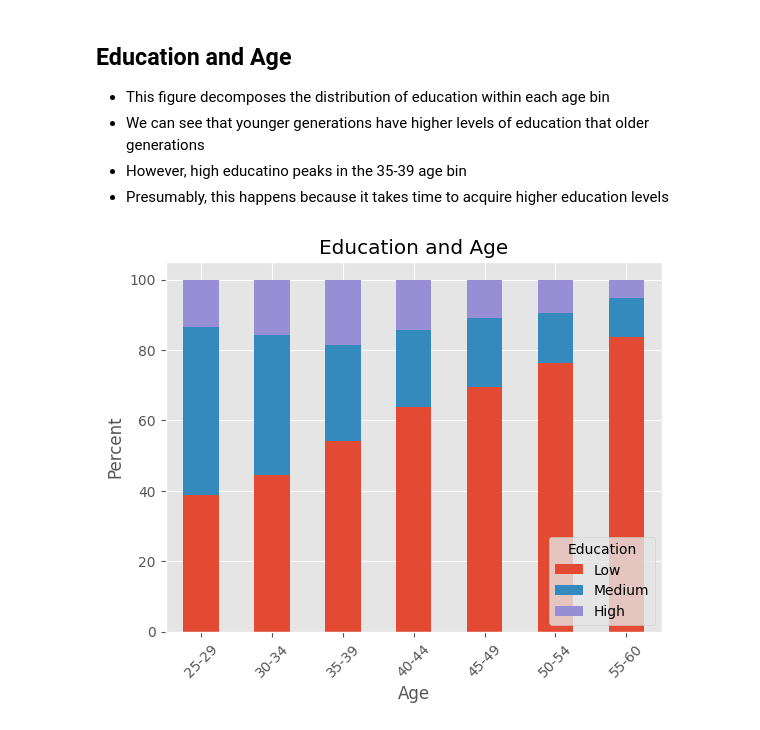
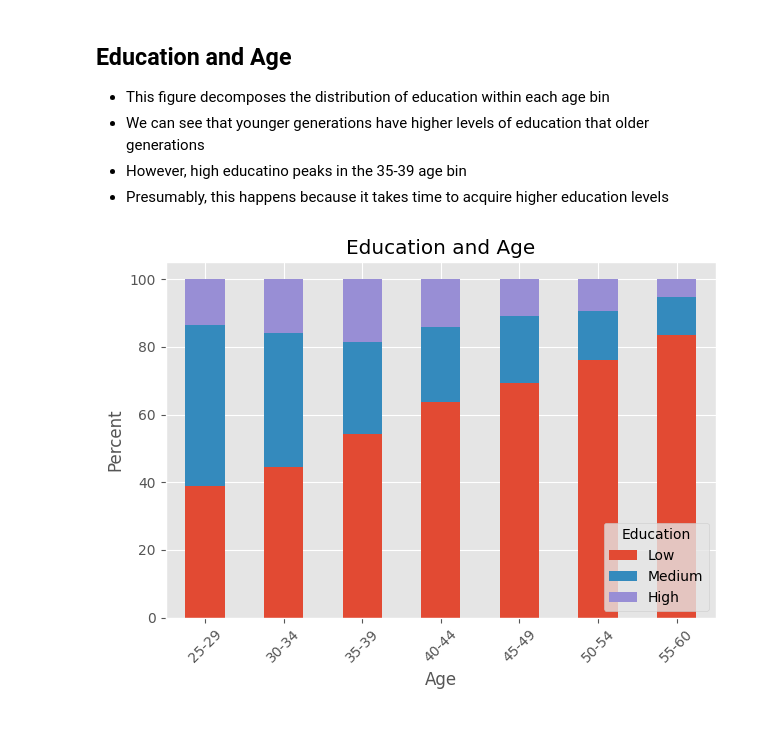
Before and after one commit to mjv2146/household-consumption, a Jupyter notebook: notebooks/03_EDA.ipynb, the cells around one changed output. Drawn from its saved outputs; the diff is of its cells as text; code cells hidden in the pictures.

Commit message:
updated readme figures

```diff
--- a/notebooks/03_EDA.ipynb
+++ b/notebooks/03_EDA.ipynb
@@ -427,9 +426,11 @@ pd.pivot_table(df, 'weight', index='age_bin', columns='education', aggfunc='sum'
 # %%
 ax = age_by_education.plot(kind='bar', stacked=True)
 ax.set_xticklabels(bin_labels, rotation=45);
 ax.legend(title='Education', loc='lower right')
 ax.set_xlabel('Age')
 ax.set_ylabel('Percent')
-plt.title('Education and Age');
+plt.title('Education and Age')
+
+plt.tight_layout()
 # %% [output]
-[figure, old version]
+[figure, new version]
```
Also changed, not shown: parts of 2 cells of this notebook, 7 other files.
